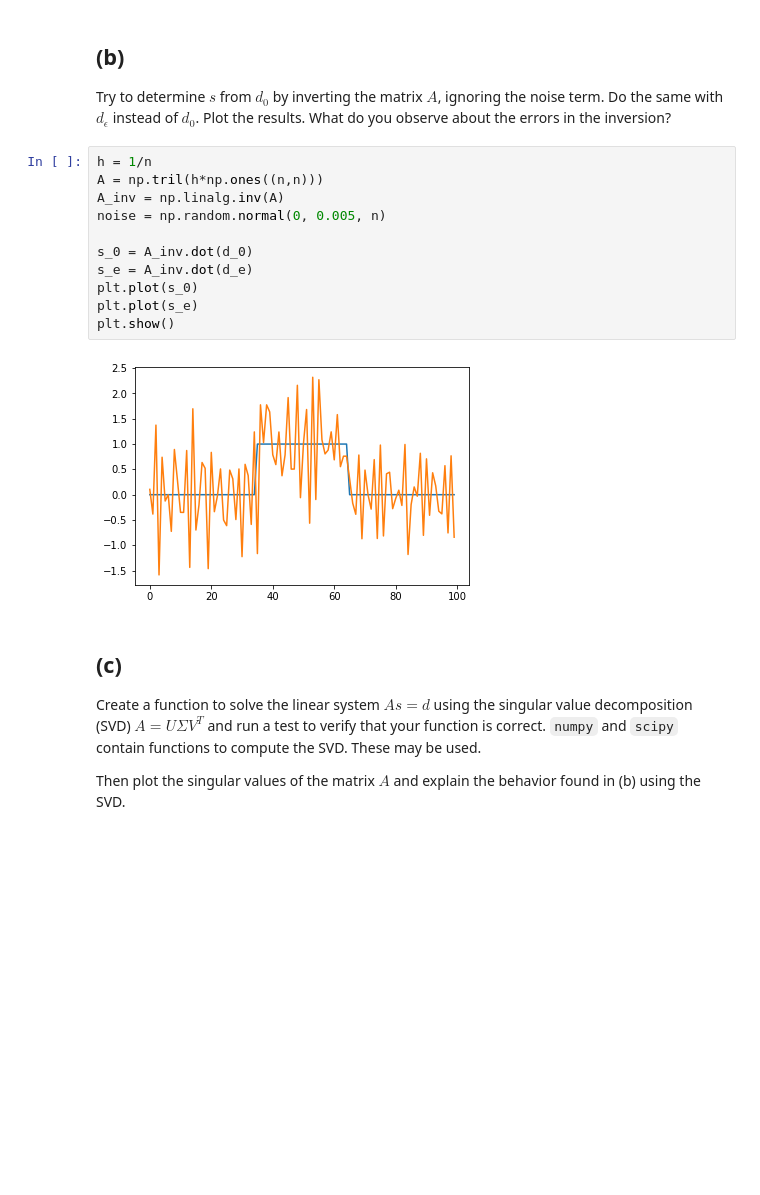
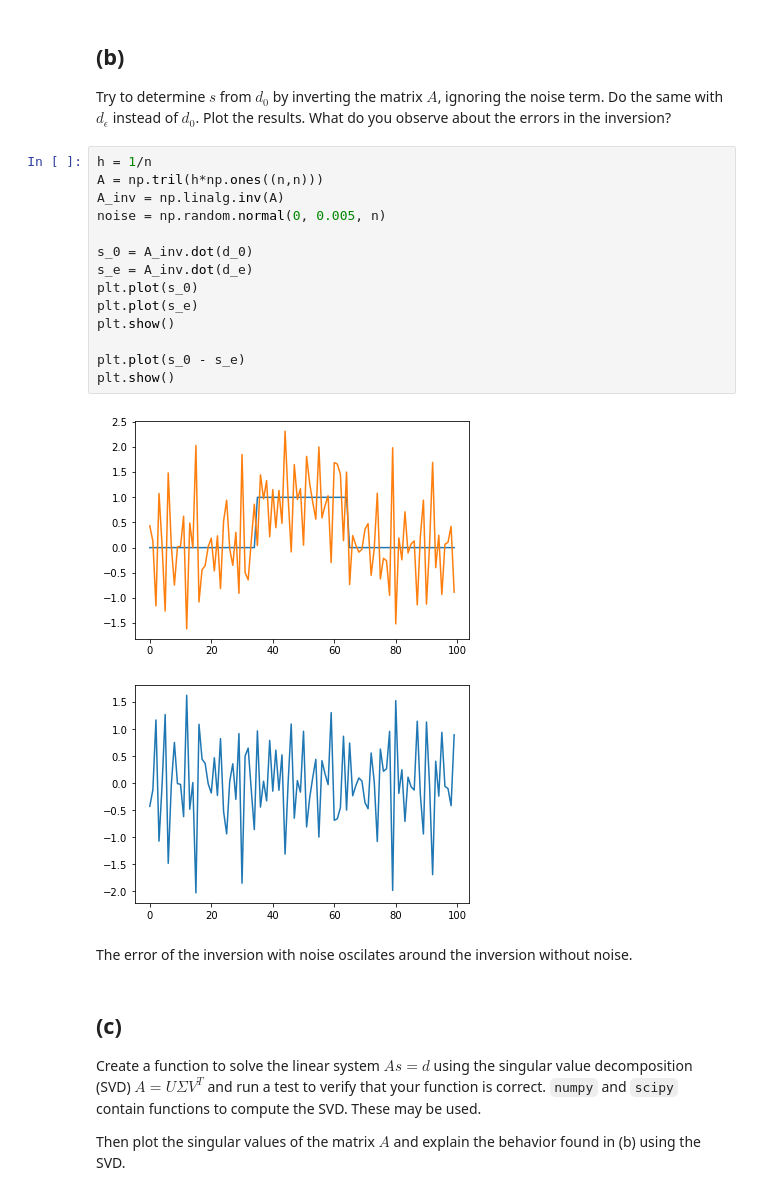
Before and after one commit to JaccovanWijk/NAHomework, a Jupyter notebook: Homework 3/Jacco.ipynb, the cells around one changed output. Saved outputs shown, nothing was run; the diff lists cells and outputs as text; blank space fills up the shorter version.

```diff
--- a/Homework 3/Jacco.ipynb
+++ b/Homework 3/Jacco.ipynb
@@ -80,16 +80,22 @@ Do the same with $d_\epsilon$ instead of $d_0$. Plot the results. What do you ob
 # %%
 h = 1/n
 A = np.tril(h*np.ones((n,n)))
 A_inv = np.linalg.inv(A)
 noise = np.random.normal(0, 0.005, n)
 
 s_0 = A_inv.dot(d_0)
 s_e = A_inv.dot(d_e)
 plt.plot(s_0)
 plt.plot(s_e)
 plt.show()
+
+plt.plot(s_0 - s_e)
+plt.show()
 # %% [output]
-[figure, old version]
+[figure, new version]
+[figure, added]
+# %% [markdown]
+The error of the inversion with noise oscilates around the inversion without noise.
 # %% [markdown]
 ## (c)
 Create a function to solve the linear system $A s = d$ using the singular value decomposition (SVD) $A = U \Sigma V^T$ and run a test to verify that your function is correct. `numpy` and `scipy` contain functions to compute the SVD. These may be used.
```
Also changed, not shown: parts of 3 cells of this notebook.
